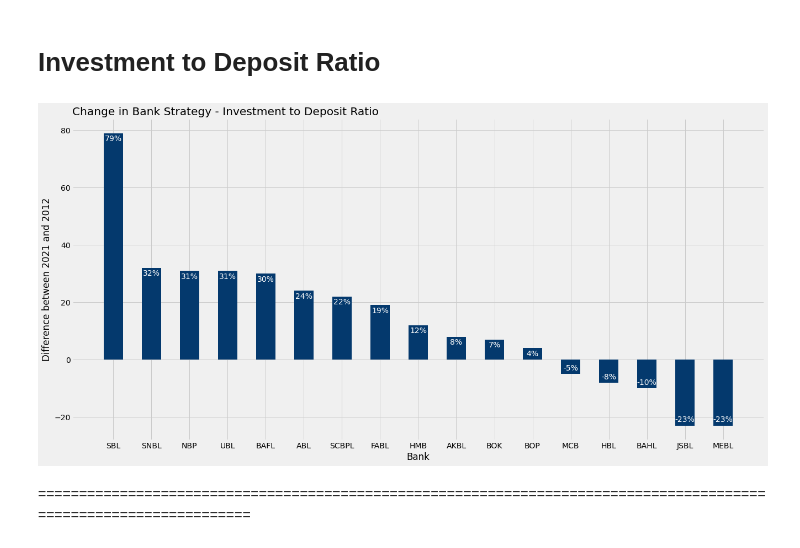
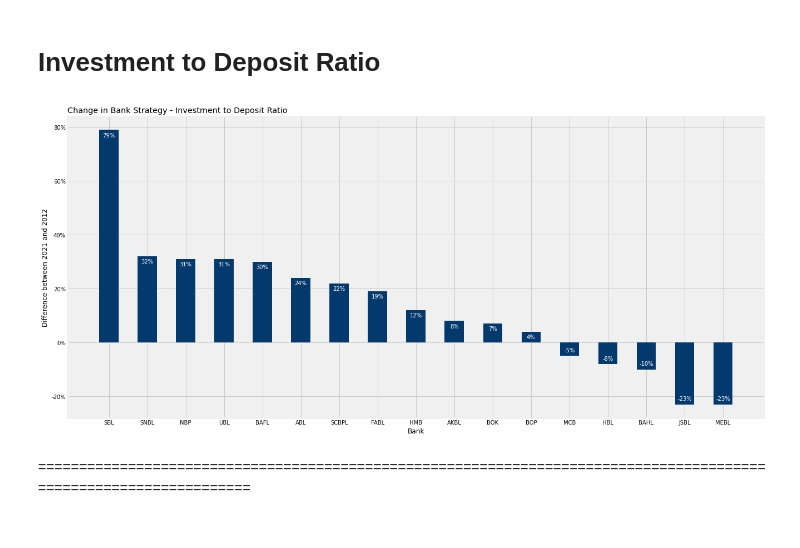
Before and after one commit to Nomantariq12/banking_data_visualization, a Jupyter notebook: Banking Data Vizualization.ipynb, the cells around one changed output. Saved outputs shown, nothing was run; the diff lists cells and outputs as text; code cells hidden in the pictures.

```diff
--- a/Banking Data Vizualization.ipynb
+++ b/Banking Data Vizualization.ipynb
@@ -212,33 +215,34 @@ plt.show()
 # %%
 invest_to_dep_ratio = [79, 32, 31, 31, 30, 24,22, 19,12,8, 7,4, -5,-8,-10, -23, -23]
 raw_data = "sbl snbl nbp ubl bafl abl scbpl fabl hmb akbl bok bop mcb hbl bahl jsbl mebl"
 banks = raw_data.upper().split(" ")
 
 # Defining Size of Diagrams
 plt.rcParams["figure.figsize"] = (20, 10)
 
 width1 = 0.5
 
 # Bar Plot for Differnt Banks
 plt.bar(banks, invest_to_dep_ratio, color="#04396D", width=width1)
 for i in range(12):
     plt.text(i, invest_to_dep_ratio[i]-2, str(invest_to_dep_ratio[i]) + "%",
             va="center",
             ha="center",
             color="white")
 for y in range(12, len(banks)):
     plt.text(y, invest_to_dep_ratio[y]+2, str(invest_to_dep_ratio[y])+"%",
             va="center",
             ha="center",
             color="white")
 
 plt.title("Change in Bank Strategy - Investment to Deposit Ratio", loc="left")
 plt.ylabel("Difference between 2021 and 2012")
 plt.xlabel("Bank")
+plt.yticks([i for i in range(-20, 100, 20)], [str(i) + "%" for i in range(-20, 100, 20)])
 plt.savefig("Investment_to_dep_ratio.png")
 plt.show()
 # %% [output]
-[figure, old version]
+[figure, new version]
 # %% [markdown]
 ===================================================================================================================
 # %% [markdown]
```
Also changed, not shown: parts of 10 cells of this notebook, 7 other files.
